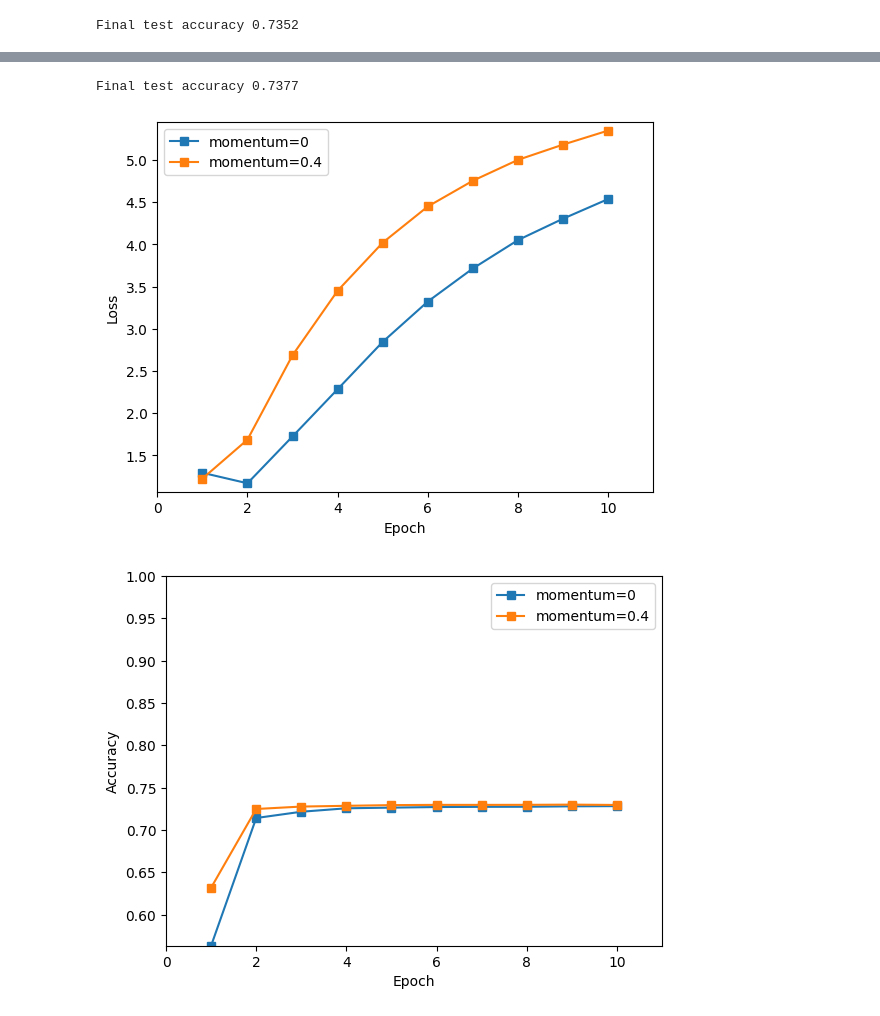
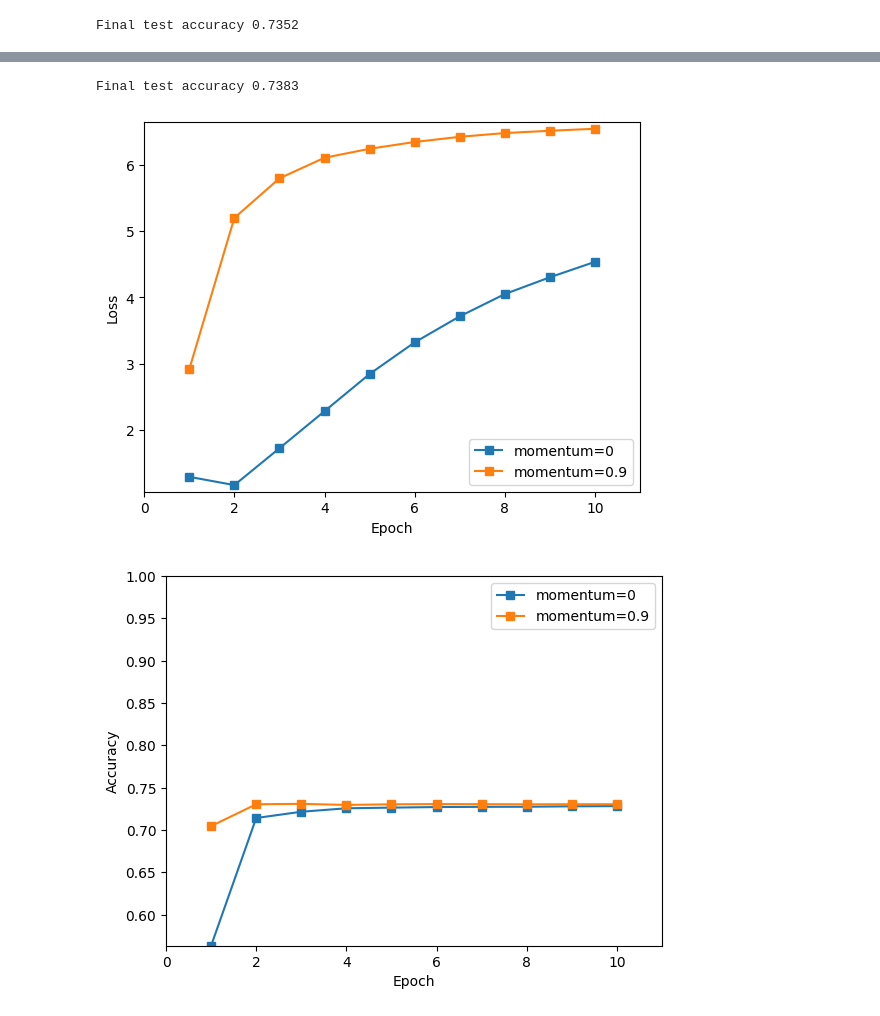
Before and after one commit to sunyxedu/Handwriting-Recognition, a Jupyter notebook: runner.ipynb, the cells around one changed output, grey strips where cells are left out. Drawn from its saved outputs; the diff is of its cells as text; code cells hidden in the pictures.

```diff
--- a/runner.ipynb
+++ b/runner.ipynb
@@ -44,7 +44,7 @@ cfg = {
     'max_epoch': 10,
     'batch_size': 100,
     'learning_rate': 0.01,
-    'momentum': 0.2,
+    'momentum': 0.9,
     'display_freq': 50,
 }
 
@@ -72,12 +72,12 @@ Epoch [9]        Average validation loss 4.5654  Average validation accuracy 0.7
 test_loss, test_acc = runner.test()
 print('Final test accuracy {:.4f}\n'.format(test_acc))
 # %% [output]
-Final test accuracy 0.7377
+Final test accuracy 0.7383
 # %%
 plot_loss_and_acc({
     "momentum=0": [loss1, acc1],
-    "momentum=0.2": [loss2, acc2]
+    "momentum=0.9": [loss2, acc2]
 })
 # %% [output]
-[figure, old version]
+[figure, new version]
-[figure, old version]
+[figure, new version]
```
Also changed, not shown: parts of 1 cell of this notebook.
